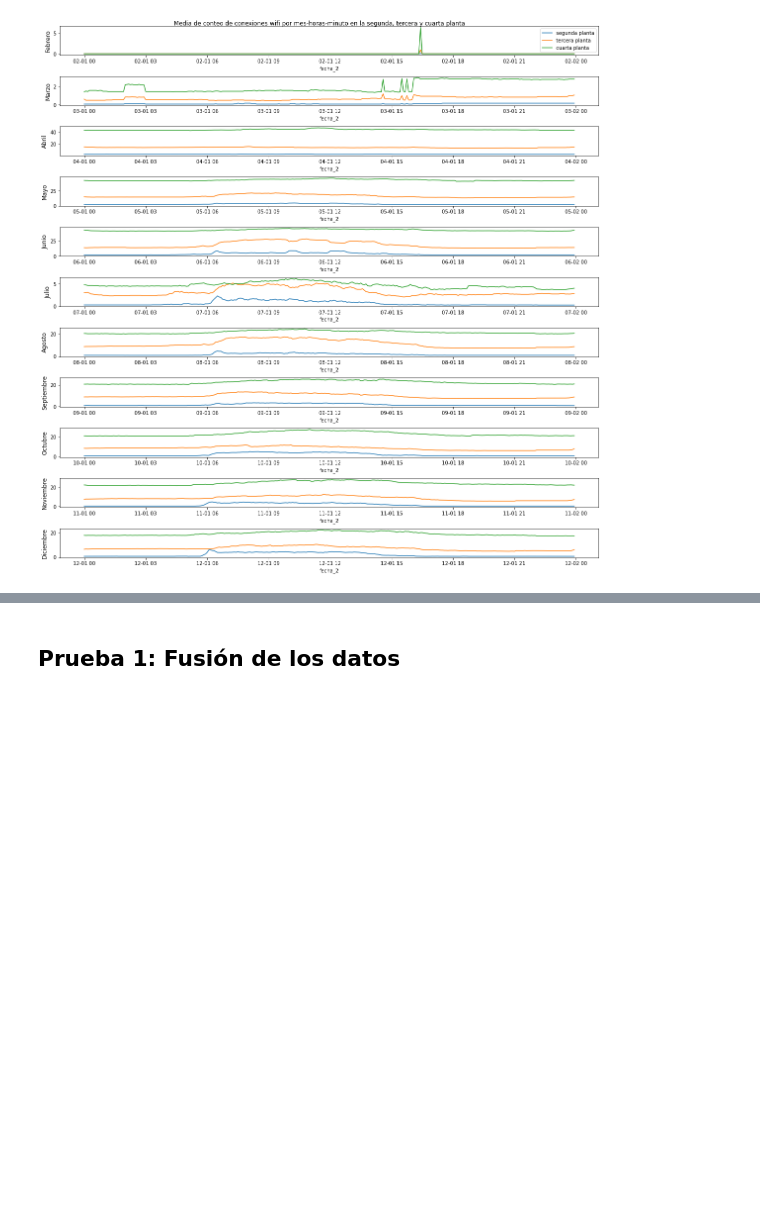
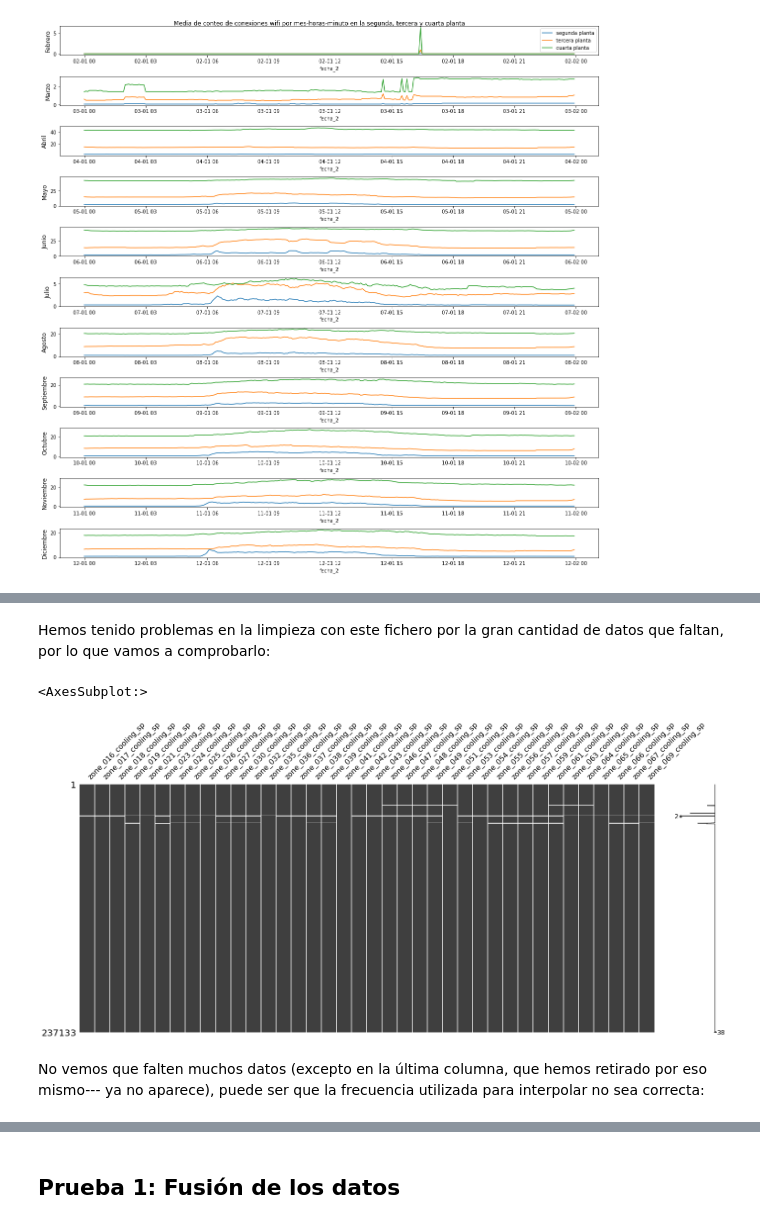
Before and after one commit to maaguado/time-series-building59, a Jupyter notebook: Inicial.ipynb, the cells around one changed output, grey strips where cells are left out. Saved outputs shown, nothing was run; the diff lists cells and outputs as text; code cells hidden in the pictures; blank space fills up the shorter version.

```diff
--- a/Inicial.ipynb
+++ b/Inicial.ipynb
@@ -868,0 +873,3 @@ En este bloque de datos tenemos distintos ficheros csv, cada uno con un periodo
+# %%
+cooling_a = pd.read_csv(path_bruto+'zone_temp_sp_c.csv')
+cooling_a.shape
@@ -868,0 +895,2 @@ En este bloque de datos tenemos distintos ficheros csv, cada uno con un periodo
+# %%
+cooling_a.date = pd.to_datetime(cooling_a.date)
@@ -868,0 +907,2 @@ En este bloque de datos tenemos distintos ficheros csv, cada uno con un periodo
+# %% [markdown]
+Hemos tenido problemas en la limpieza con este fichero por la gran cantidad de datos que faltan, por lo que vamos a comprobarlo:
@@ -868,0 +911,8 @@ En este bloque de datos tenemos distintos ficheros csv, cada uno con un periodo
+# %%
+missingdata_df = cooling_a.columns[cooling_a.isnull().any()].tolist()
+msno.matrix(cooling_a[missingdata_df])
+# %% [output]
+<AxesSubplot:>
+[figure, added]
+# %% [markdown]
+No vemos que falten muchos datos (excepto en la última columna, que hemos retirado por eso mismo--- ya no aparece), puede ser que la frecuencia utilizada para interpolar no sea correcta:
```
Also changed, not shown: parts of 6 cells of this notebook, 2 other files.
